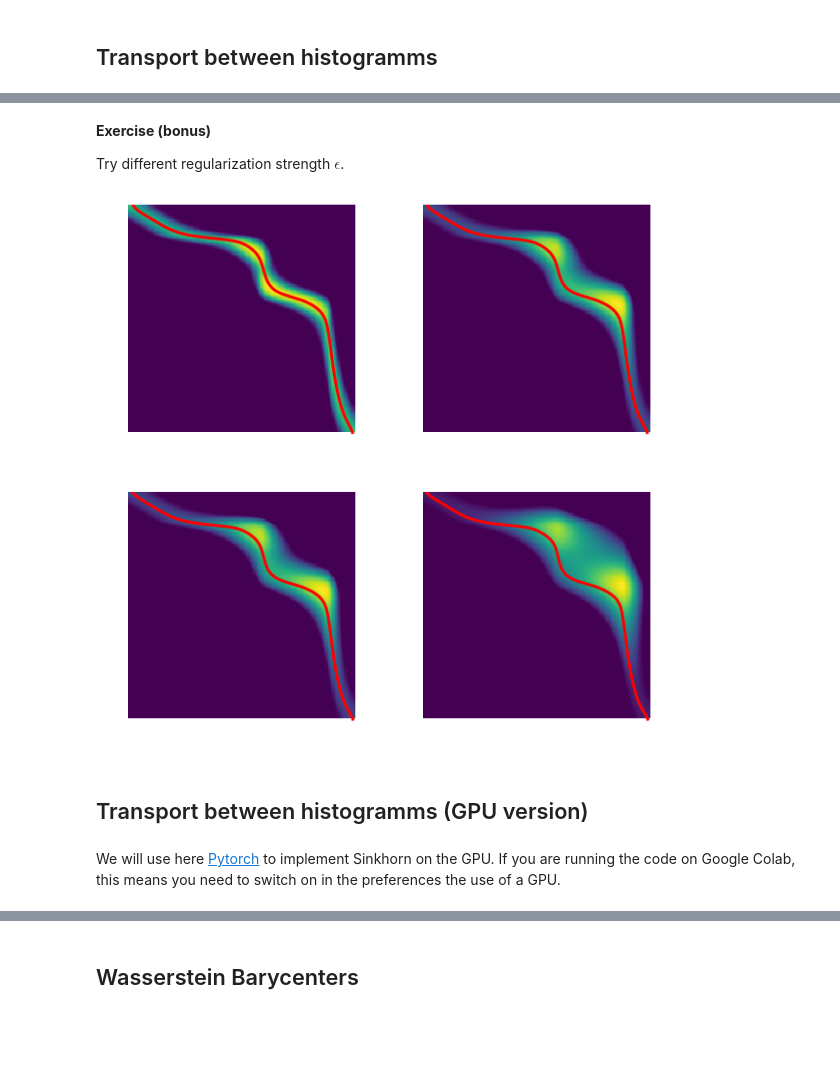
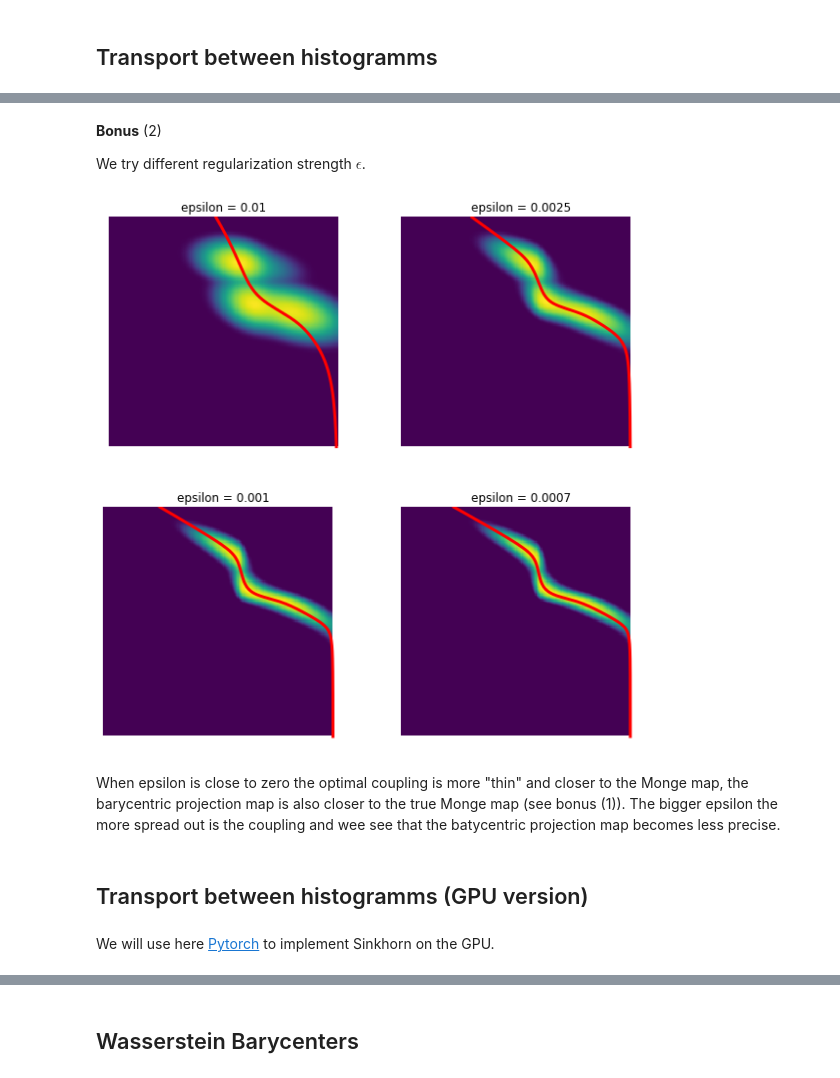
Before and after one commit to DimSum2k/MixtureWasserstein, a Jupyter notebook: TpOptimalTransport.ipynb, the cells around one changed output, grey strips where cells are left out. Saved outputs shown, nothing was run; the diff lists cells and outputs as text; code cells hidden in the pictures; blank space fills up the shorter version.

```diff
--- a/TpOptimalTransport.ipynb
+++ b/TpOptimalTransport.ipynb
@@ -558,11 +536,11 @@ We take n=58 cities in France as a source, and m=147 cities in Spain/England/Ger
 # %%
 # Get 57 biggest cities in France and 49 biggest cities in Spain, Germany and England
-n = 57
-m = 147
+n = 58
+m = 145
 df_FR = df[df.iso2=="FR"].sort_values("population").iloc[-n:,:].sample(frac=1)
-df_DE = df[df.iso2=="DE"].sort_values("population", ascending=False).iloc[:m//3,:].sample(frac=1)
-df_ES = df[df.iso2=="ES"].sort_values("population", ascending=False).iloc[:m//3,:].sample(frac=1)
-df_GB = df[df.iso2=="GB"].sort_values("population", ascending=False).iloc[:m//3,:].sample(frac=1)
+df_DE = df[df.iso2=="DE"].sort_values("population", ascending=False).iloc[:(m+2)//3,:].sample(frac=1)
+df_ES = df[df.iso2=="ES"].sort_values("population", ascending=False).iloc[:(m+2)//3,:].sample(frac=1)
+df_GB = df[df.iso2=="GB"].sort_values("population", ascending=False).iloc[:(m+2)//3,:].sample(frac=1)
 
 # Keep only lat/long variables
 df_FR.index = df_FR.city_ascii
@@ -762,10 +731,9 @@ We will use two noisy mixture of Gaussian distributions for this experiment. We
 import scipy.stats as sps
 
 def densite_theorique(mu,sigma,alpha,x):
-    # compute the 1D GMM density with parameters (mu,sigma) and weights alpha  at x
+    '''compute the 1D GMM density with parameters (mu,sigma) and weights alpha  at x'''
     K=mu.shape[0]
     y=0
-    #y=np.zeros(len(x))
     for j in range(K):
         y+=alpha[j]*sps.norm.pdf(x,loc=mu[j,:],scale=sigma[j,:,:])
     return y.reshape(x.shape)
@@ -784,28 +752,18 @@ S1 = np.array([[[.06]],[[.07]]])
 K1 = pi1.shape[0]
 
 # GMM densities
-normalize = lambda a: a/np.sum(a)
 N    = 200
 x    = np.linspace(0,1,num=N)
 vmin = .02;
 gmm0 = densite_theorique(mu0,S0,pi0,x)
-#gmm0 = gmm0/gmm0.sum()
-a = normalize( gmm0+np.max(gmm0)*vmin)
+a = gmm0/gmm0.sum()
 gmm1 = densite_theorique(mu1,S1,pi1,x)
-#gmm1 = gmm1/gmm1.sum()
-b = normalize( gmm1+np.max(gmm1)*vmin)
+b = gmm1/gmm1.sum()
 
-# display densities
-#plt.plot(x,a,'b',label='mu_0')
-#plt.plot(x,b,'r',label='mu_1')
-#plt.legend();
-
+#display densities
 plt.figure(figsize = (10,7))
-
-plt.subplot(2, 1, 1)
-plt.bar(x, a, width = 1/len(x), color = "darkblue")
-plt.subplot(2, 1, 2)
-plt.bar(x, b, width = 1/len(x), color = "darkblue")
-
+plt.plot(x,a,'b',label='GMM 1')
+plt.plot(x,b,'r',label='GMM 2')
+plt.legend();
 plt.show()
 # %% [output]
@@ -825,5 +783,5 @@ C = (X-Y)**2
 # %%
-u,v, error, K = sinkhorn(C, a, b, eps=epsilon, niter=2000)
+u,v, error, K = sinkhorn(C, a, b, eps=epsilon, niter=2500)
 P = np.dot(np.dot(np.diag(u),K),np.diag(v))
 # %%
 display_error(error)
@@ -859,28 +831,30 @@ plt.axis('off');
 # %% [markdown]
-__Exercise (bonus)__
+**Bonus** (2)
 
-Try different regularization strength $\epsilon$.
+We try different regularization strength $\epsilon$.
 # %%
 plt.figure(figsize = (10,10))
-glist = [.001,.0009,.0008,.0006]
+glist = [.01,.0025,.001,.0007]
 
 for k in range(len(glist)):
     epsilon = glist[k]
     v = np.ones(N)
-    u,v,_,_ = sinkhorn(C, a, b, eps=epsilon, niter=2000)
+    u,v,_,K = sinkhorn(C, a, b, eps=epsilon, niter=2000)
     P = np.dot(np.dot(np.diag(u),K),np.diag(v))
-    K = np.exp(-(X-Y)**2/epsilon)
     s = np.dot(K,v*x)*u/a
     plt.subplot(2,2,k+1)
     plt.imshow(np.log(P+1e-7))
     plt.plot(s*N,x*N, 'r', linewidth=3);
+    plt.title("epsilon = {}".format(epsilon))
     plt.axis('off');
 # %% [output]
-[figure, old version]
+[figure, new version]
+# %% [markdown]
+When epsilon is close to zero the optimal coupling is more "thin" and closer to the Monge map, the barycentric projection map is also closer to the true Monge map (see bonus (1)). The bigger epsilon the more spread out is the coupling and wee see that the batycentric projection map becomes less precise.
 # %% [markdown]
 ## Transport between histogramms (GPU version)
 # %% [markdown]
-We will use here [Pytorch](https://pytorch.org/) to implement Sinkhorn on the GPU. If you are running the code on Google Colab, this means you need to switch on in the preferences the use of a GPU.
+We will use here [Pytorch](https://pytorch.org/) to implement Sinkhorn on the GPU.
 # %%
 import torch
 device = torch.device("cuda:0" if torch.cuda.is_available() else "cpu")
```
Also changed, not shown: parts of 88 cells of this notebook, 21 other files.
